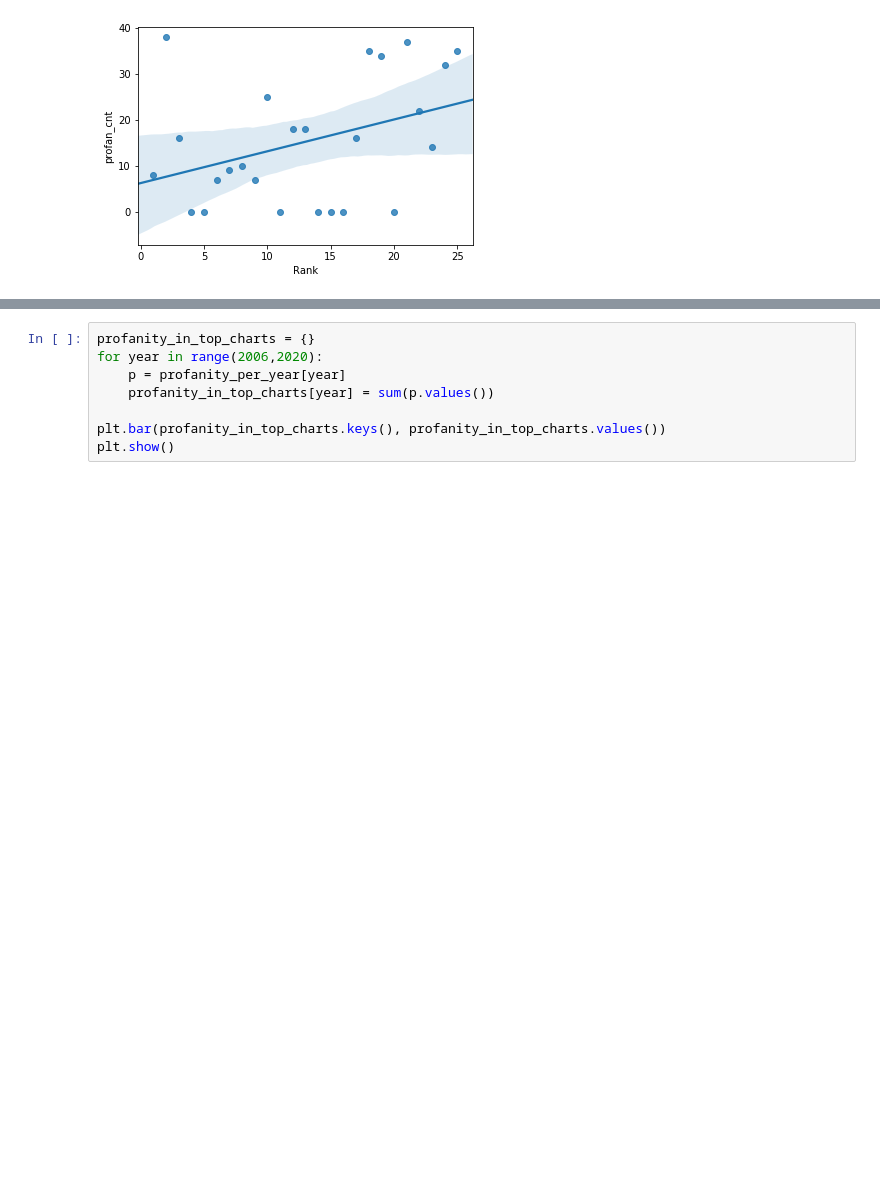
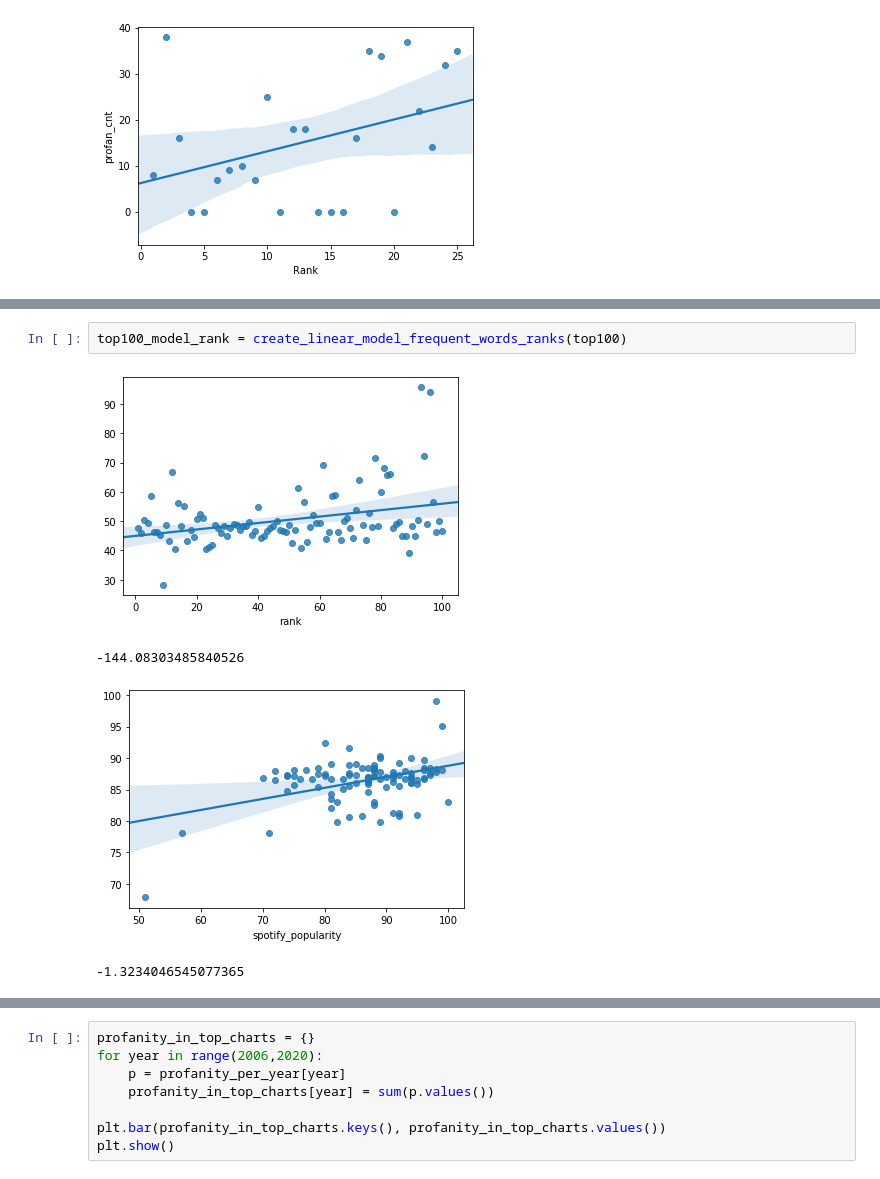
Before and after one commit to suttonr75/320FinalFall2019, a Jupyter notebook: FinalProject.ipynb, the cells around one changed output, grey strips where cells are left out. Saved outputs shown, nothing was run; the diff lists cells and outputs as text; blank space fills up the shorter version.

```diff
--- a/FinalProject.ipynb
+++ b/FinalProject.ipynb
@@ -489,0 +504,7 @@ for year in year_range:
+# %%
+top100_model_rank = create_linear_model_frequent_words_ranks(top100)
+# %% [output]
+[figure, added]
+-144.08303485840526
+[figure, added]
+-1.3234046545077365
```
Also changed, not shown: parts of 13 cells of this notebook.
